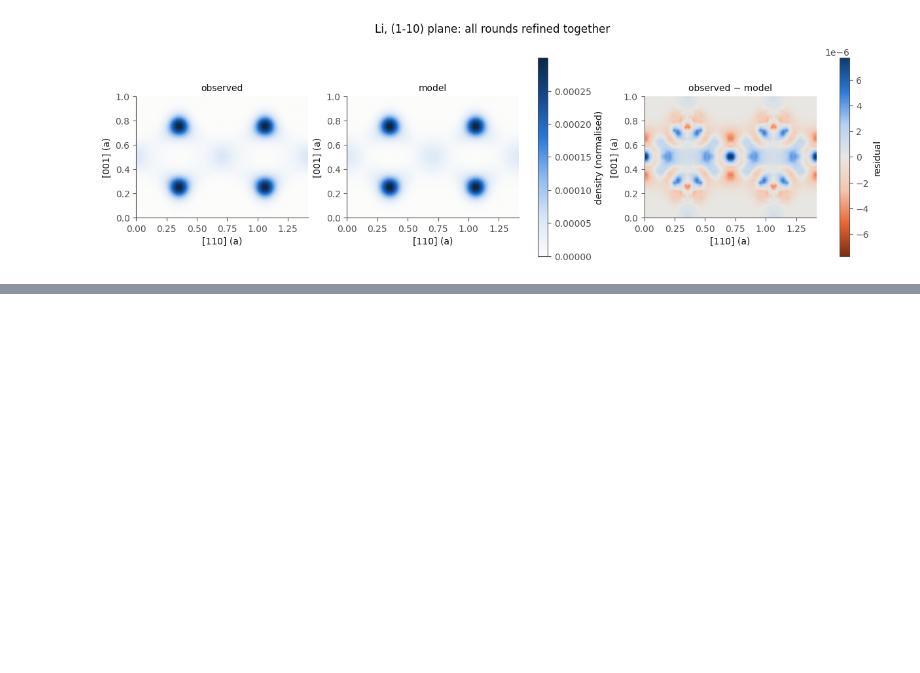
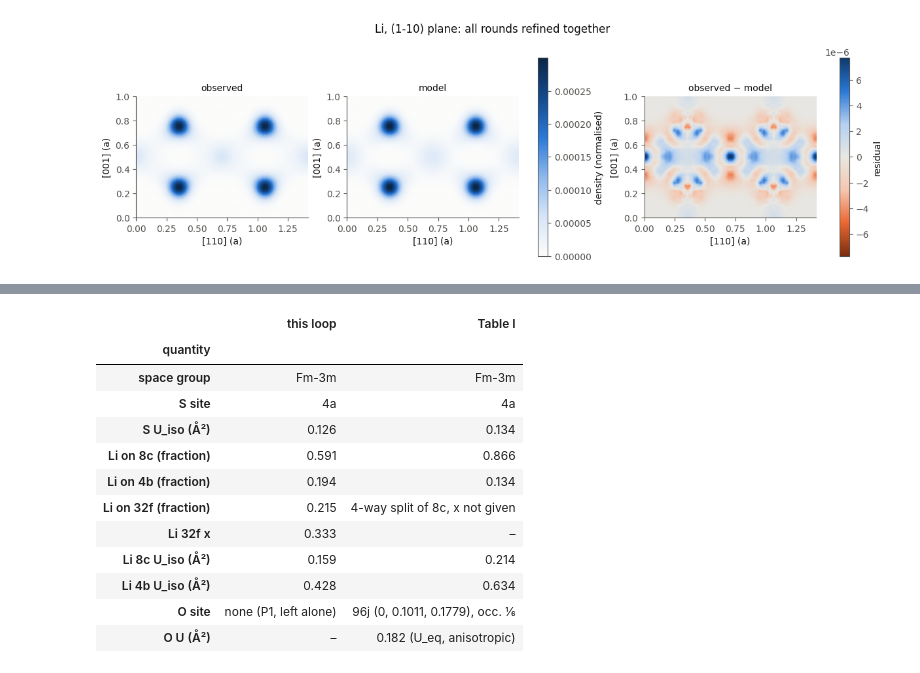
Before and after one commit to GEMDAT-repos/gemdat-notebooks, a Jupyter notebook: crystallizer_density_loop.ipynb, the cells around one changed output, grey strips where cells are left out. Drawn from its saved outputs; the diff is of its cells as text; code cells hidden in the pictures; blank space fills up the shorter version.

Commit message:
crystallizer_density_loop: compare the loop's model with Table I of the paper
Co-Authored-By: Claude Opus 5 <noreply@anthropic.com>

```diff
--- a/crystallizer_density_loop.ipynb
+++ b/crystallizer_density_loop.ipynb
@@ -484,0 +482,36 @@ around 8c, whose density is not quite Gaussian.
+# %%
+by_mult = {site.multiplicity: site for site in joint.sites}
+tet, oct_, path = by_mult[8], by_mult[4], by_mult[32]
+s_fit = history['S'][0].fit
+
+comparison = pd.DataFrame(
+    [
+        ('space group', li_rounds[0].fit.spacegroup_symbol, 'Fm-3m'),
+        ('S site', f'{s_fit.sites[0].multiplicity}a', '4a'),
+        ('S U_iso (Å²)', round(s_fit.sites[0].u_iso, 3), 0.134),
+        ('Li on 8c (fraction)', round(tet.occupancy, 3), 0.866),
+        ('Li on 4b (fraction)', round(oct_.occupancy, 3), round(0.268 * 4 / 8, 3)),
+        ('Li on 32f (fraction)', round(path.occupancy, 3), '4-way split of 8c, x not given'),
+        ('Li 32f x', round(float(path.position[0]) % 1, 3), '–'),
+        ('Li 8c U_iso (Å²)', round(tet.u_iso, 3), 0.214),
+        ('Li 4b U_iso (Å²)', round(oct_.u_iso, 3), 0.634),
+        ('O site', 'none (P1, left alone)', '96j (0, 0.1011, 0.1779), occ. ⅙'),
+        ('O U (Å²)', '–', '0.182 (U_eq, anisotropic)'),
+    ],
+    columns=['quantity', 'this loop', 'Table I'],
+).set_index('quantity')
+comparison
+# %% [output]
+|  | this loop | Table I |
+| quantity |  |  |
+| space group | Fm-3m | Fm-3m |
+| S site | 4a | 4a |
+| S U_iso (Å²) | 0.126 | 0.134 |
+| Li on 8c (fraction) | 0.591 | 0.866 |
+| Li on 4b (fraction) | 0.194 | 0.134 |
+| Li on 32f (fraction) | 0.215 | 4-way split of 8c, x not given |
+| Li 32f x | 0.333 | – |
+| Li 8c U_iso (Å²) | 0.159 | 0.214 |
+| Li 4b U_iso (Å²) | 0.428 | 0.634 |
+| O site | none (P1, left alone) | 96j (0, 0.1011, 0.1779), occ. ⅙ |
+| O U (Å²) | – | 0.182 (U_eq, anisotropic) |
```
Also changed, not shown: parts of 5 cells of this notebook.
